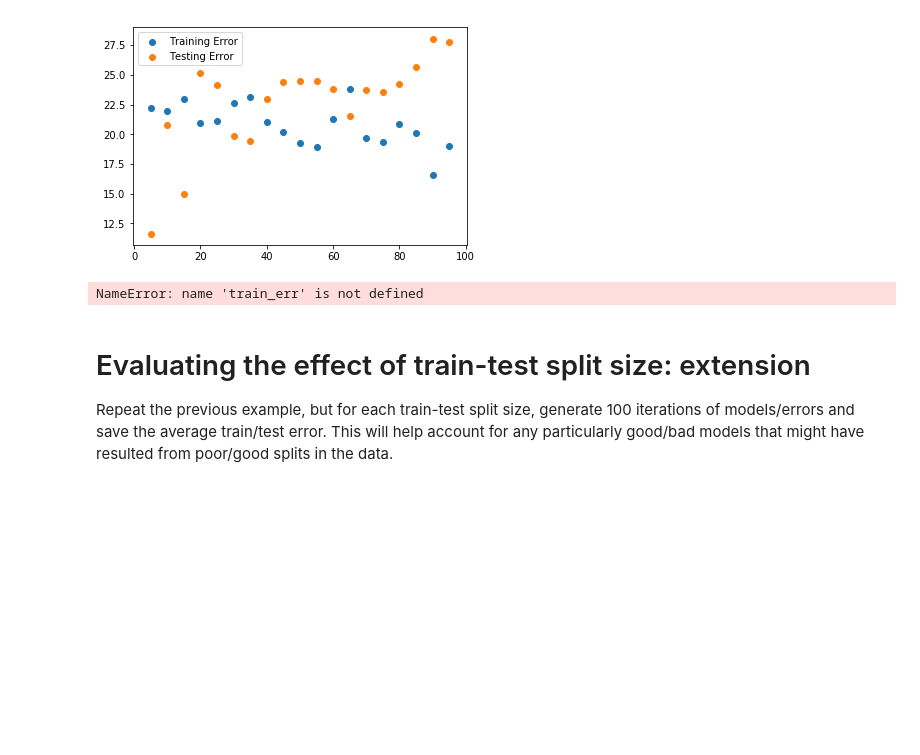
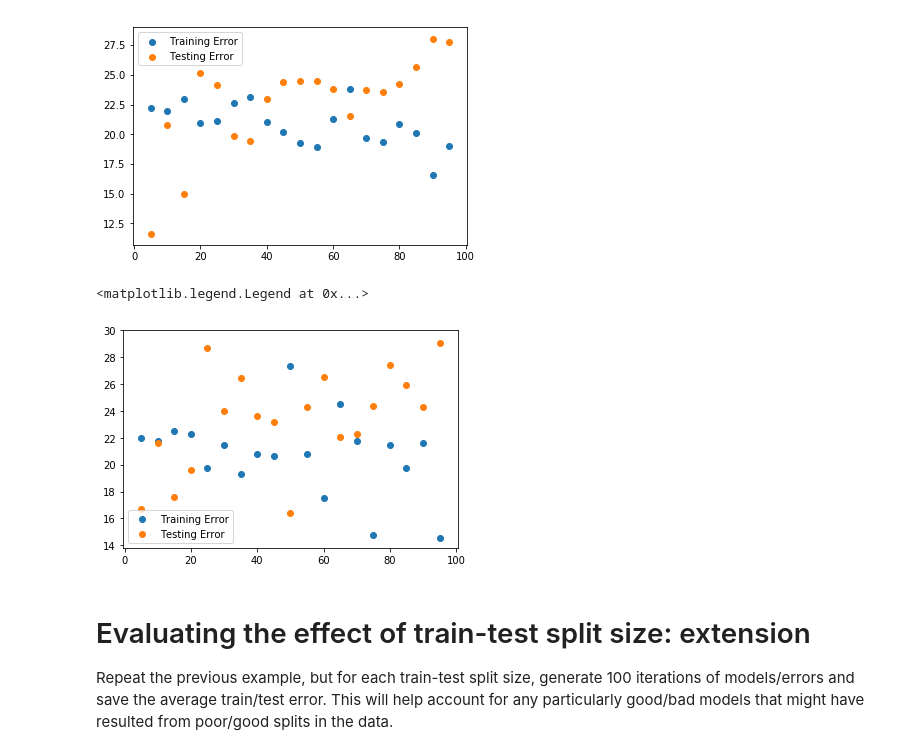
Before and after one commit to yuwenwang169/dsc-enterprise-hsbc-regression-model-validation-lab-hsbc-ds-081319, a Jupyter notebook: index.ipynb, the cells around one changed output. Saved outputs shown, nothing was run; the diff lists cells and outputs as text; code cells hidden in the pictures; blank space fills up the shorter version.

```diff
--- a/index.ipynb
+++ b/index.ipynb
@@ -94,21 +94,22 @@ Iterate over a range of train-test split sizes from .5 to .95. For each of these
 # %%
 train_mse=[]
 test_mse=[]
 
 for i in list(range(5,100,5)):
 
     X_train, X_test, y_train, y_test = train_test_split(X, y, test_size=i/100)
     linreg.fit(X_train,y_train)
     y_hat_train = linreg.predict(X_train)
     y_hat_test = linreg.predict(X_test)
     train_mse.append(mean_squared_error(y_train, y_hat_train))
     test_mse.append(mean_squared_error(y_test, y_hat_test))
 
-plt.scatter(list(range(5,100,5)), train_, label='Training Error')
-plt.scatter(list(range(5,100,5)), test_err, label='Testing Error')
+plt.scatter(list(range(5,100,5)), train_mse, label='Training Error')
+plt.scatter(list(range(5,100,5)), test_mse, label='Testing Error')
 plt.legend()
 # %% [output]
-NameError: name 'train_err' is not defined
+<matplotlib.legend.Legend at 0x...>
+[figure, added]
 # %% [markdown]
 # Evaluating the effect of train-test split size: extension
 
```
